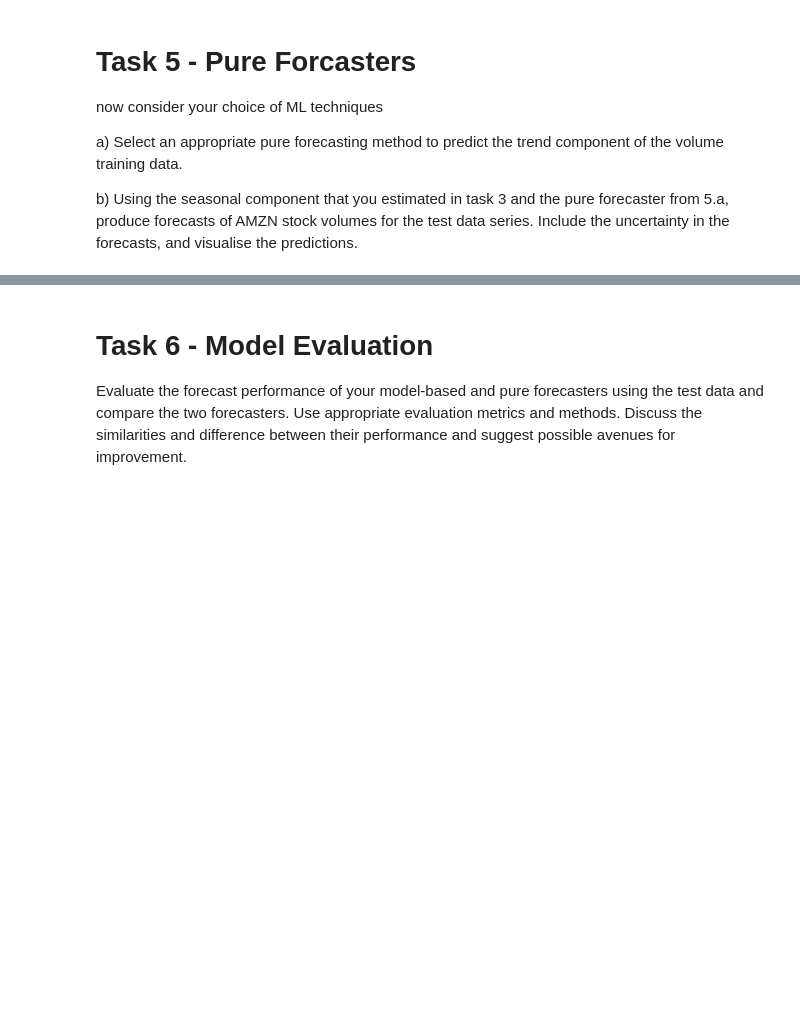
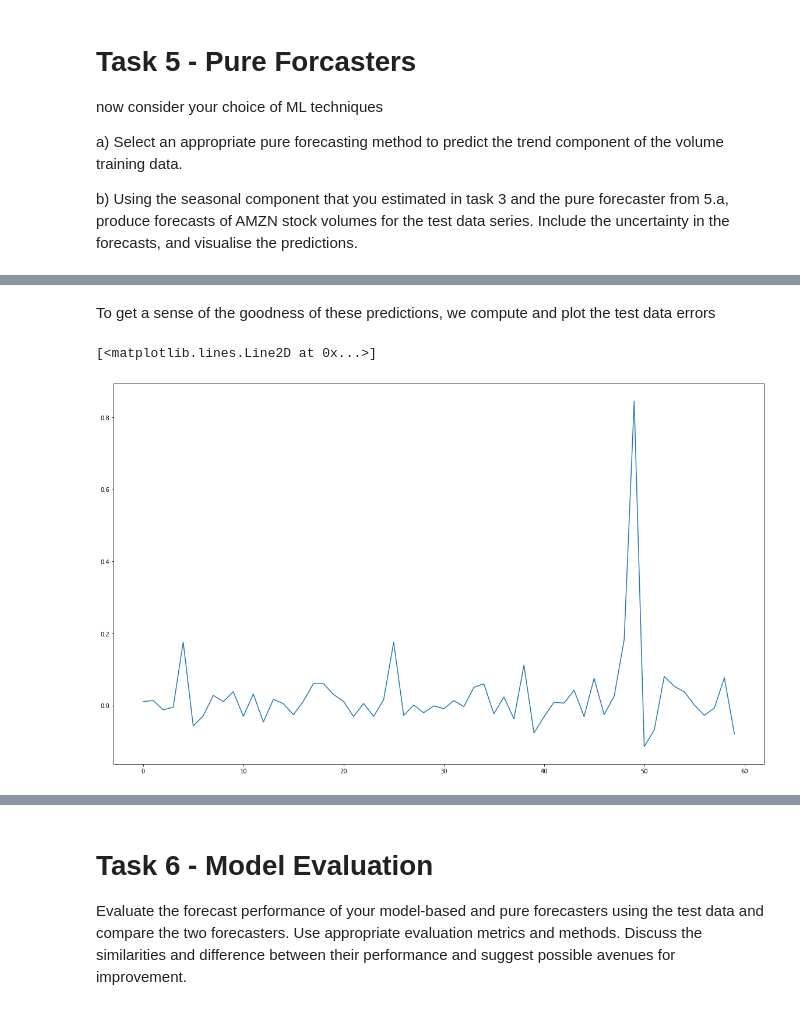
Before and after one commit to JamieKats/data2001-a3, a Jupyter notebook: DATA2001-A3-s4674720.ipynb, the cells around one changed output, grey strips where cells are left out. Cells and saved outputs as stored; diff of their text form; code cells hidden in the pictures; blank space fills up the shorter version.

```diff
--- a/DATA2001-A3-s4674720.ipynb
+++ b/DATA2001-A3-s4674720.ipynb
@@ -761,0 +954,11 @@ from tensorflow import keras
+# %% [markdown]
+To get a sense of the goodness of these predictions, we compute and plot the test data errors
+# %%
+# Compute and plot the test data errors
+errors = np.squeeze(y_test) - np.squeeze(y_pred)
+plt.figure(figsize=(20,12))
+plt.plot(errors)
+# plt.figsize=(24,12))
+# %% [output]
+[<matplotlib.lines.Line2D at 0x...>]
+[figure, added]
```
Also changed, not shown: parts of 39 cells of this notebook.
